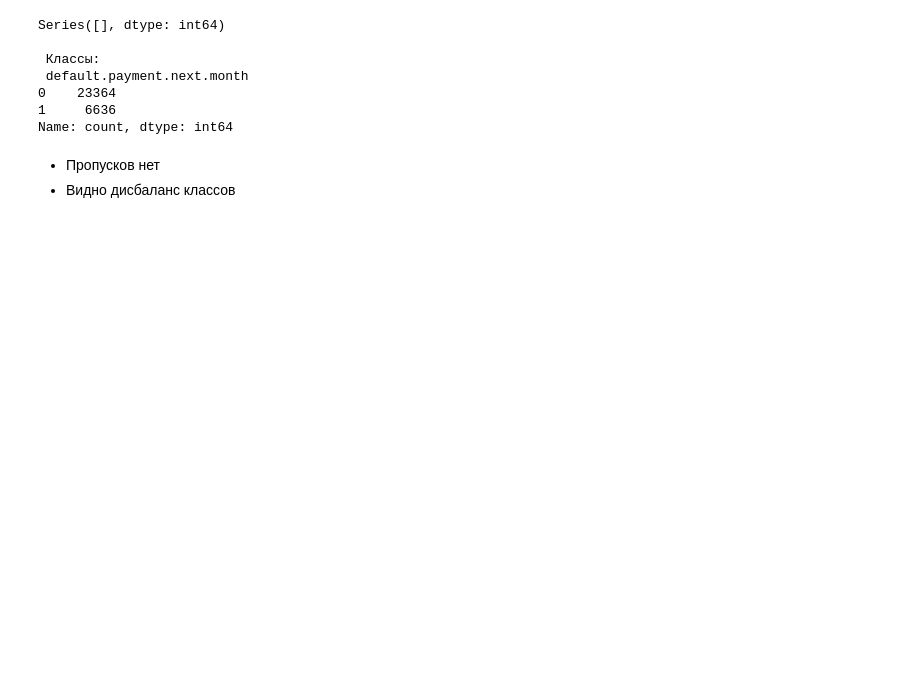
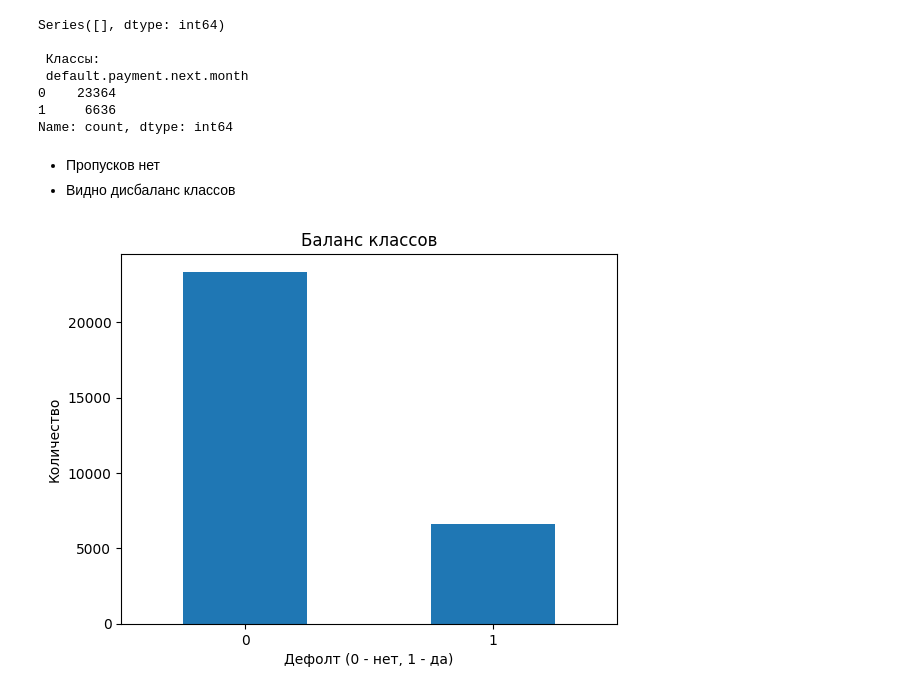
Before and after one commit to IuriiIurin/credit-card-ml-deployment, a Jupyter notebook: EDA.ipynb, the cells around one changed output. Saved outputs shown, nothing was run; the diff lists cells and outputs as text; code cells hidden in the pictures; blank space fills up the shorter version.

```diff
--- a/EDA.ipynb
+++ b/EDA.ipynb
@@ -45,3 +65,14 @@ Name: count, dtype: int64
 # %% [markdown]
 - Пропусков нет
 - Видно дисбаланс классов
+# %%
+# График баланса классов:
+
+df['default.payment.next.month'].value_counts().plot(kind='bar')  # столбчатая диаграмма
+plt.title('Баланс классов')
+plt.xlabel('Дефолт (0 - нет, 1 - да)')
+plt.ylabel('Количество')
+plt.xticks(rotation=0)
+plt.show()
+# %% [output]
+[figure, added]
```
Also changed, not shown: parts of 20 cells of this notebook, 4 other files.
